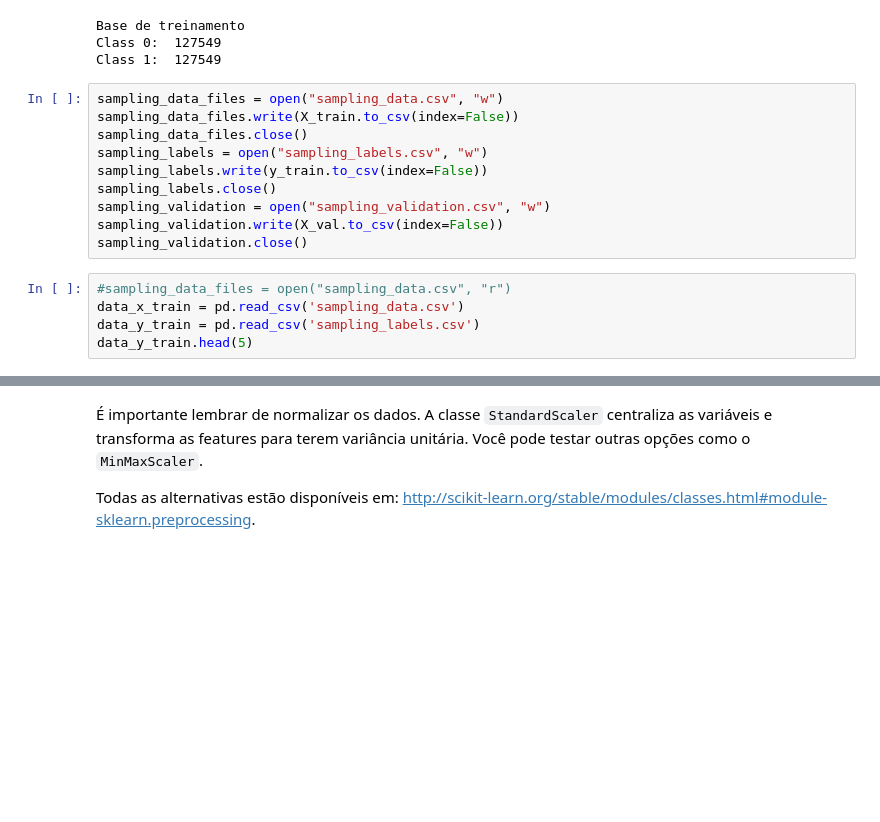
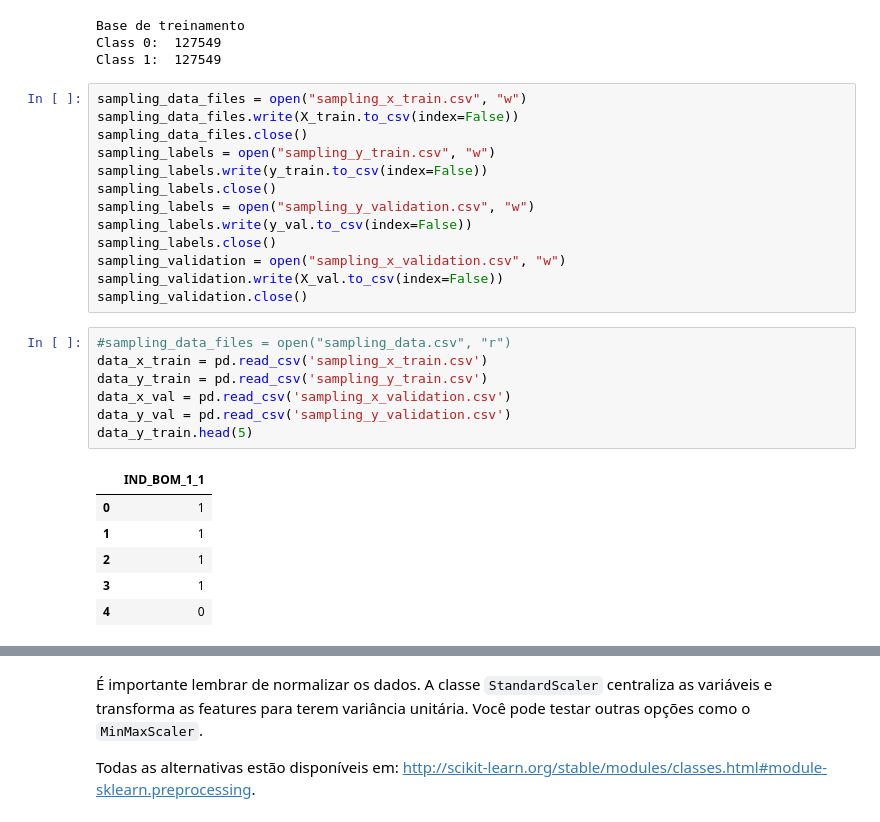
Before and after one commit to ThiagoAquino/IF702-redes-neurais, a Jupyter notebook: main.ipynb, the cells around one changed output, grey strips where cells are left out. Saved outputs shown, nothing was run; the diff lists cells and outputs as text; blank space fills up the shorter version.

```diff
--- a/main.ipynb
+++ b/main.ipynb
@@ -129,19 +129,31 @@ Base de treinamento
 Class 0:  127549
 Class 1:  127549
 # %%
-sampling_data_files = open("sampling_data.csv", "w")
+sampling_data_files = open("sampling_x_train.csv", "w")
 sampling_data_files.write(X_train.to_csv(index=False))
 sampling_data_files.close()
-sampling_labels = open("sampling_labels.csv", "w")
+sampling_labels = open("sampling_y_train.csv", "w")
 sampling_labels.write(y_train.to_csv(index=False))
 sampling_labels.close()
-sampling_validation = open("sampling_validation.csv", "w")
+sampling_labels = open("sampling_y_validation.csv", "w")
+sampling_labels.write(y_val.to_csv(index=False))
+sampling_labels.close()
+sampling_validation = open("sampling_x_validation.csv", "w")
 sampling_validation.write(X_val.to_csv(index=False))
 sampling_validation.close()
 # %%
 #sampling_data_files = open("sampling_data.csv", "r")
-data_x_train = pd.read_csv('sampling_data.csv')
-data_y_train = pd.read_csv('sampling_labels.csv')
+data_x_train = pd.read_csv('sampling_x_train.csv')
+data_y_train = pd.read_csv('sampling_y_train.csv')
+data_x_val = pd.read_csv('sampling_x_validation.csv')
+data_y_val = pd.read_csv('sampling_y_validation.csv')
 data_y_train.head(5)
+# %% [output]
+|  | IND_BOM_1_1 |
+| 0 | 1 |
+| 1 | 1 |
+| 2 | 1 |
+| 3 | 1 |
+| 4 | 0 |
 # %%
 print(data_x_train.shape)
```
Also changed, not shown: parts of 8 cells of this notebook.
